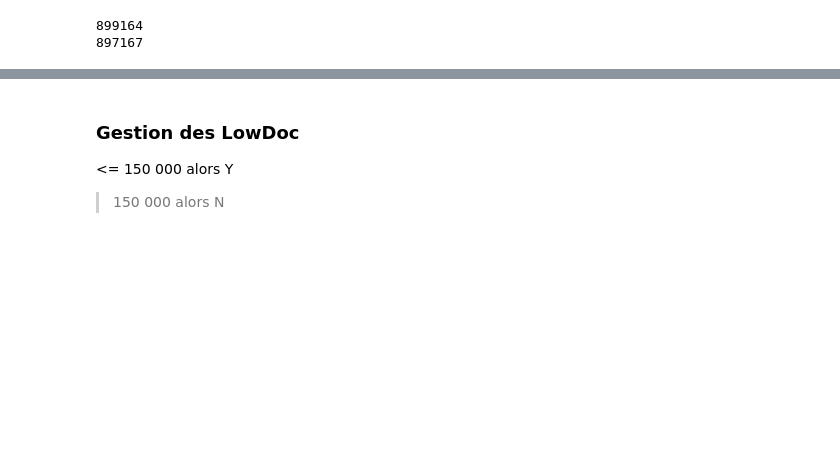
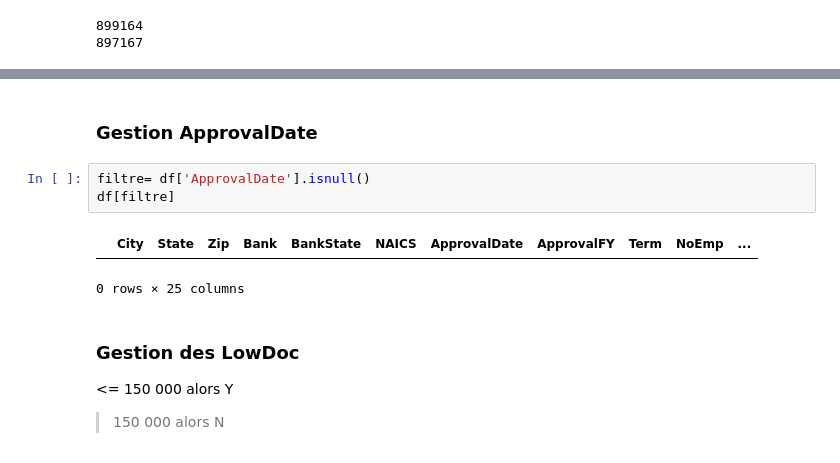
Before and after one commit to ChristianPRO1982/Projet_US_SBA, a Jupyter notebook: 01-nettoyage.ipynb, the cells around one changed output, grey strips where cells are left out. Drawn from its saved outputs; the diff is of its cells as text; blank space fills up the shorter version.

```diff
--- a/01-nettoyage.ipynb
+++ b/01-nettoyage.ipynb
@@ -87,3 +143,11 @@ print(len(df))
+# %% [markdown]
+### Gestion ApprovalDate
+# %%
+filtre= df['ApprovalDate'].isnull()
+df[filtre]
+# %% [output]
+|  | City | State | Zip | Bank | BankState | NAICS | ApprovalDate | ApprovalFY | Term | NoEmp | ... |
+0 rows × 25 columns
 # %% [markdown]
 ### Gestion des LowDoc
 <= 150 000 alors Y
```
Also changed, not shown: parts of 14 cells of this notebook.
